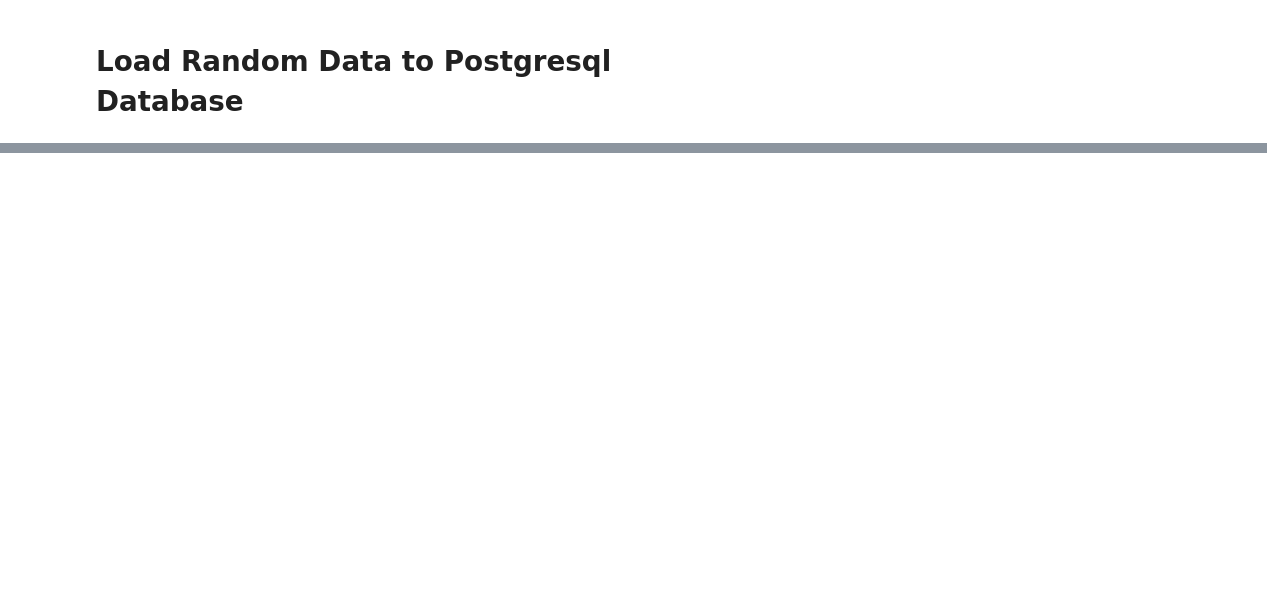
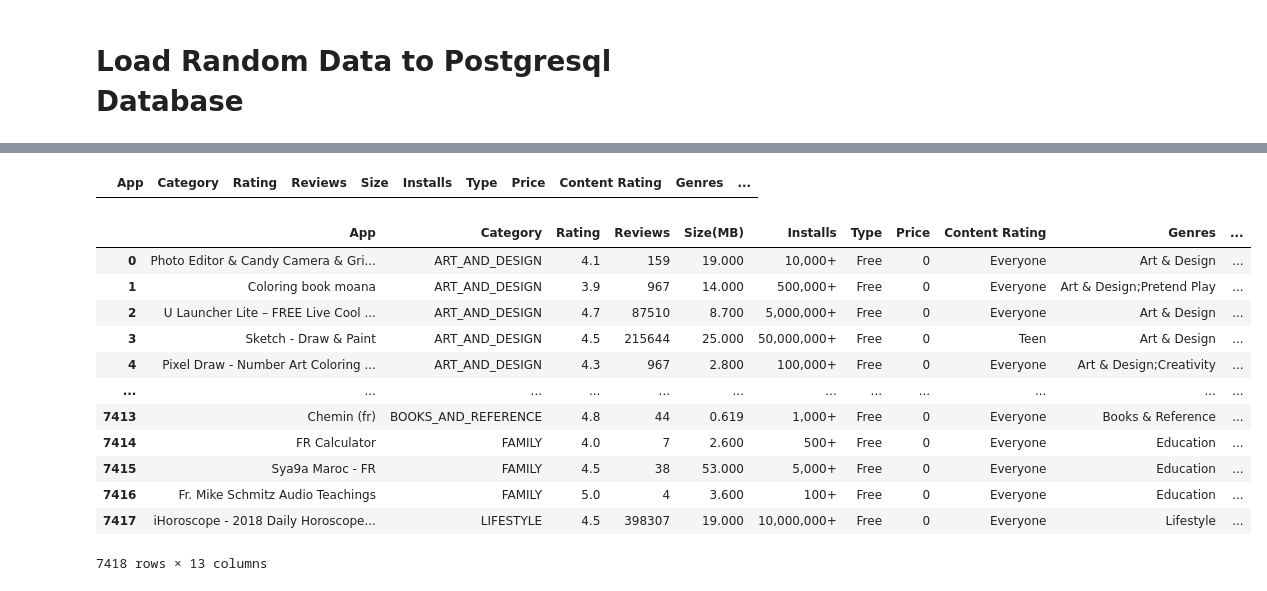
Before and after one commit to aaleshpatil22/hydra_postgresql, a Jupyter notebook: Hydra_Postgresql.ipynb, the cells around one changed output, grey strips where cells are left out. Drawn from its saved outputs; the diff is of its cells as text; code cells hidden in the pictures; blank space fills up the shorter version.

```diff
--- a/Hydra_Postgresql.ipynb
+++ b/Hydra_Postgresql.ipynb
@@ -79,0 +217,34 @@ writing 120 records
+# %%
+def k_size(value):
+    if "M" in value:
+        return int(float(value.split("M")[0])*1000)
+    elif "k" in value:
+        return int(float(value.split("k")[0]))
+df_gps["Size"] = df_gps["Size"].apply(k_size)
+# %%
+df_gps["Size"] = df_gps["Size"].apply(lambda x : x/1000)
+# %%
+df_gps[df_gps["Size"]==0]
+# %% [output]
+|  | App | Category | Rating | Reviews | Size | Installs | Type | Price | Content Rating | Genres | ... |
+# %%
+df_gps.rename(columns = {"Size":"Size(MB)"},inplace=True)
+# %%
+df_gps.reset_index(inplace=True)
+del df_gps["index"]
+# %%
+df_gps
+# %% [output]
+|  | App | Category | Rating | Reviews | Size(MB) | Installs | Type | Price | Content Rating | Genres | ... |
+| 0 | Photo Editor & Candy Camera & Gri... | ART_AND_DESIGN | 4.1 | 159 | 19.000 | 10,000+ | Free | 0 | Everyone | Art & Design | ... |
+| 1 | Coloring book moana | ART_AND_DESIGN | 3.9 | 967 | 14.000 | 500,000+ | Free | 0 | Everyone | Art & Design;Pretend Play | ... |
+| 2 | U Launcher Lite – FREE Live Cool ... | ART_AND_DESIGN | 4.7 | 87510 | 8.700 | 5,000,000+ | Free | 0 | Everyone | Art & Design | ... |
+| 3 | Sketch - Draw & Paint | ART_AND_DESIGN | 4.5 | 215644 | 25.000 | 50,000,000+ | Free | 0 | Teen | Art & Design | ... |
+| 4 | Pixel Draw - Number Art Coloring ... | ART_AND_DESIGN | 4.3 | 967 | 2.800 | 100,000+ | Free | 0 | Everyone | Art & Design;Creativity | ... |
+| ... | ... | ... | ... | ... | ... | ... | ... | ... | ... | ... | ... |
+| 7413 | Chemin (fr) | BOOKS_AND_REFERENCE | 4.8 | 44 | 0.619 | 1,000+ | Free | 0 | Everyone | Books & Reference | ... |
+| 7414 | FR Calculator | FAMILY | 4.0 | 7 | 2.600 | 500+ | Free | 0 | Everyone | Education | ... |
+| 7415 | Sya9a Maroc - FR | FAMILY | 4.5 | 38 | 53.000 | 5,000+ | Free | 0 | Everyone | Education | ... |
+| 7416 | Fr. Mike Schmitz Audio Teachings | FAMILY | 5.0 | 4 | 3.600 | 100+ | Free | 0 | Everyone | Education | ... |
+| 7417 | iHoroscope - 2018 Daily Horoscope... | LIFESTYLE | 4.5 | 398307 | 19.000 | 10,000,000+ | Free | 0 | Everyone | Lifestyle | ... |
+7418 rows × 13 columns
```
Also changed, not shown: parts of 36 cells of this notebook, 2 other files.
